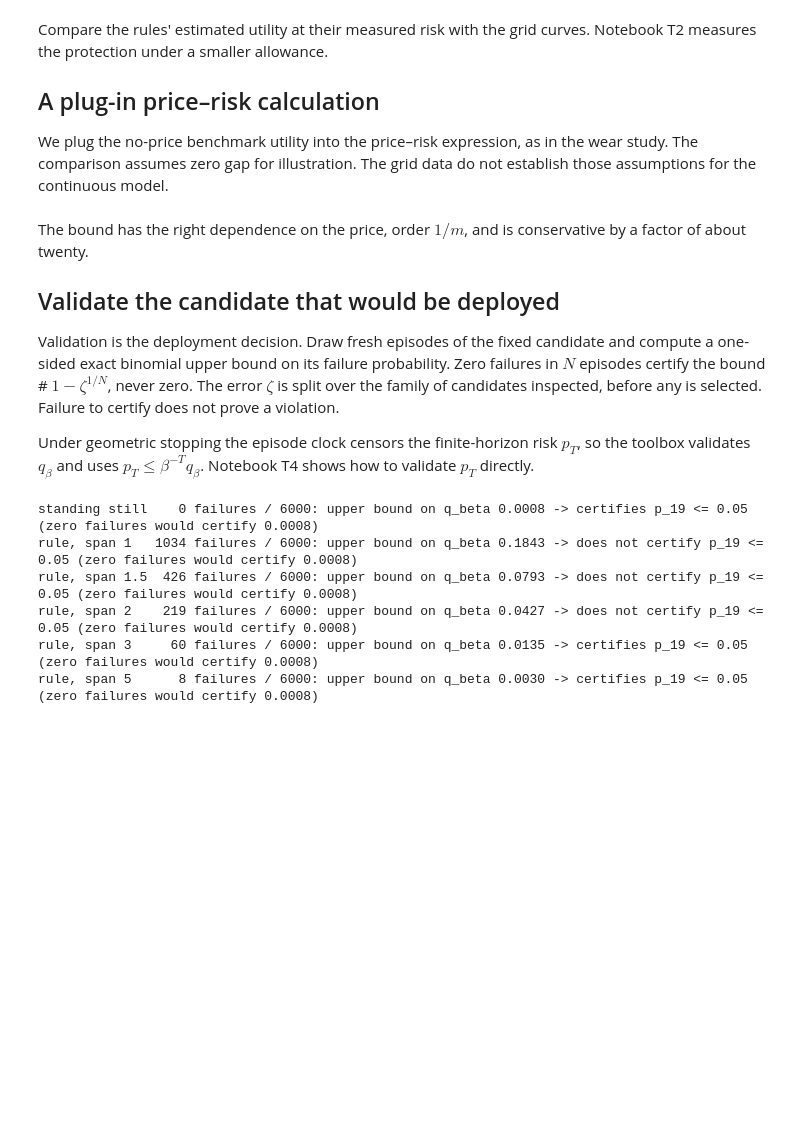
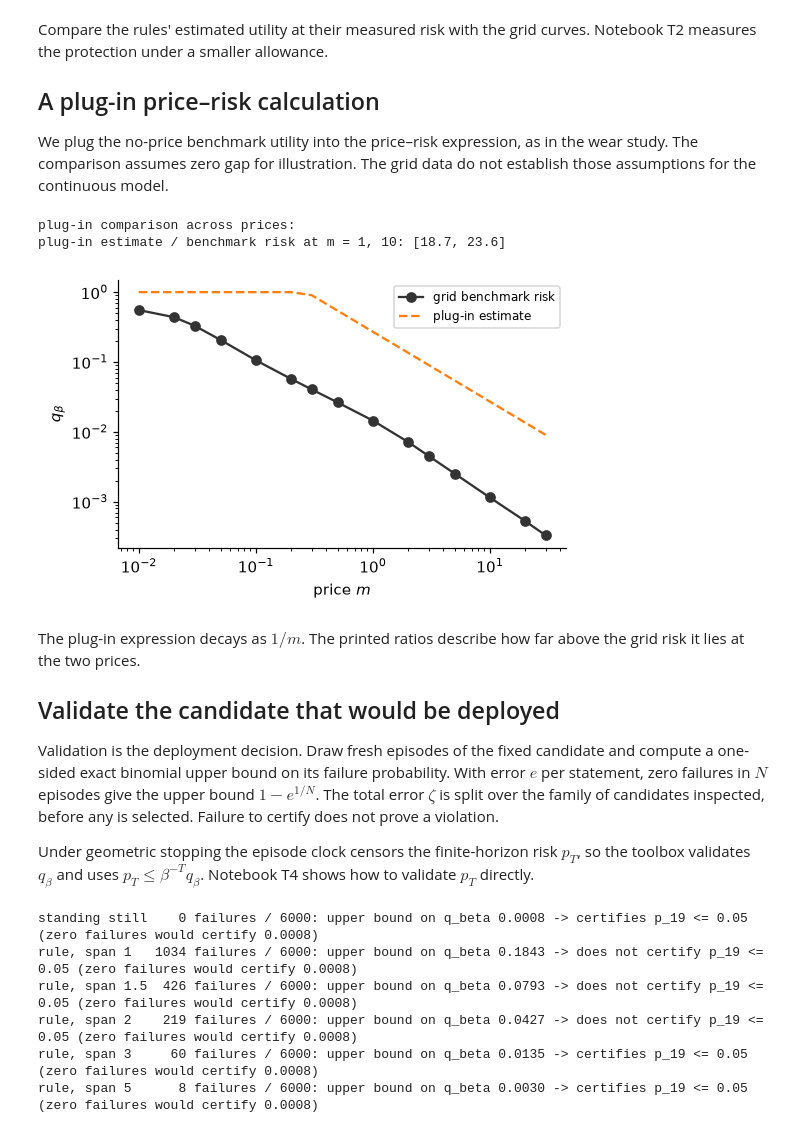
Before and after one commit to pma-papers/barrierpg, a Jupyter notebook: notebooks/under-the-hood/T1_price_and_exact_frontier.ipynb, the cells around one changed output. Cells and saved outputs as stored; diff of their text form; code cells hidden in the pictures; blank space fills up the shorter version.

```diff
--- a/notebooks/under-the-hood/T1_price_and_exact_frontier.ipynb
+++ b/notebooks/under-the-hood/T1_price_and_exact_frontier.ipynb
@@ -155,22 +175,27 @@ Compare the rules' estimated utility at their measured risk with the grid curves
 We plug the no-price benchmark utility into the price–risk expression, as in the wear study. The comparison assumes zero gap for illustration. The grid data do not establish those assumptions for the continuous model.
 # %%
 from barrierpg.frontier import Run, check_runs
-runs = [Run(m=mm, q_beta=q, U=U, label="exact") for mm, (q, U) in EXACT_FRONTIER.items() if mm > 0]
+runs = [Run(m=mm, q_beta=q, U=U, label="grid") for mm, (q, U) in EXACT_FRONTIER.items() if mm > 0]
 chk = check_runs(runs, beta=spec.beta, sup_U=EXACT_FRONTIER[0.0][1], delta=0.0)
 print("plug-in comparison across prices:")
 ms = np.array([r["m"] for r in chk.table]); qs = np.array([r["q_beta"] for r in chk.table]); law = np.array([r["price_risk_bound"] for r in chk.table])
 fig, ax = plt.subplots(figsize=(5, 3.2))
 ax.loglog(ms, qs, "o-", color="0.2", label="grid benchmark risk")
 ax.loglog(ms, law, "--", color="C1", label="plug-in estimate")
 ax.set_xlabel("price $m$"); ax.set_ylabel("$q_\\beta$"); ax.legend(fontsize=8); plt.tight_layout(); plt.show()
 print("plug-in estimate / benchmark risk at m = 1, 10:", [round(float(l / q), 1) for l, q, mm in zip(law, qs, ms) if mm in (1.0, 10.0)])
+# %% [output]
+plug-in comparison across prices:
+plug-in estimate / benchmark risk at m = 1, 10: [18.7, 23.6]
+[figure, added]
 # %% [markdown]
-The bound has the right dependence on the price, order $1/m$, and is conservative by a factor of about twenty.
+The plug-in expression decays as $1/m$. The printed ratios describe how far above the grid risk it lies at the two prices.
 
 ## Validate the candidate that would be deployed
 
 Validation is the deployment decision. Draw fresh episodes of the fixed candidate and compute a one-sided exact
-binomial upper bound on its failure probability. Zero failures in $N$ episodes certify the bound # $1-\zeta^{1/N}$, never zero. The error $\zeta$ is split over the family of candidates inspected, before any is
+binomial upper bound on its failure probability. With error $e$ per statement, zero failures in $N$ episodes
+give the upper bound $1-e^{1/N}$. The total error $\zeta$ is split over the family of candidates inspected, before any is
 selected. Failure to certify does not prove a violation.
 
 Under geometric stopping the episode clock censors the finite-horizon risk $p_T$, so the toolbox validates
```
Also changed, not shown: parts of 5 cells of this notebook, 43 other files.
